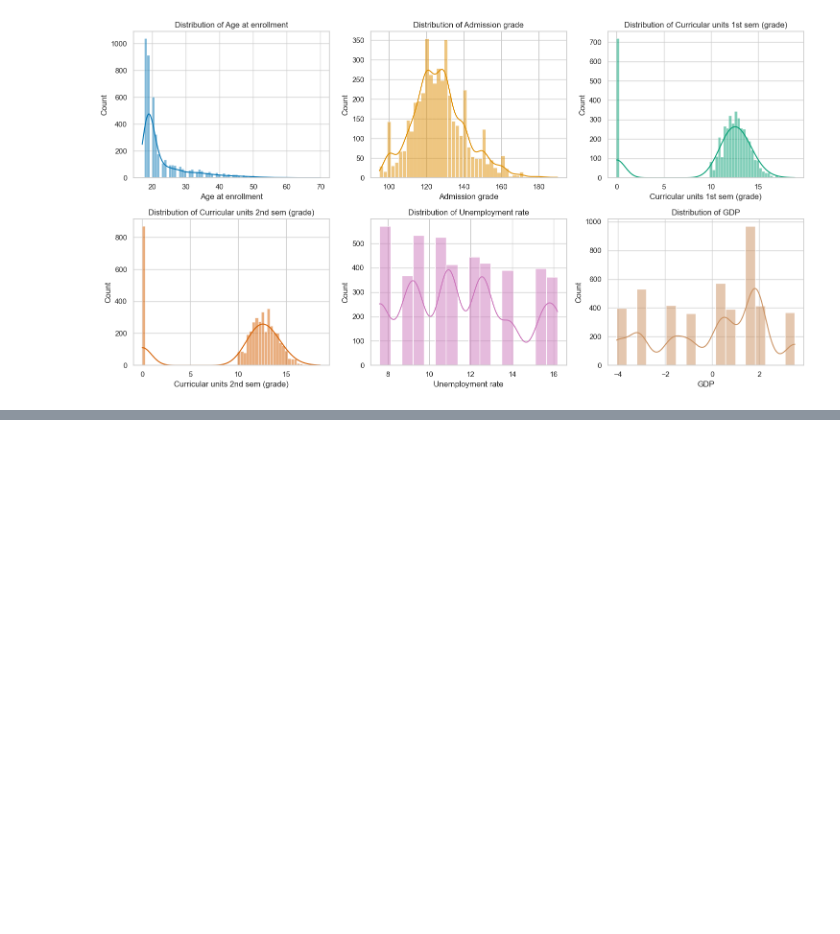
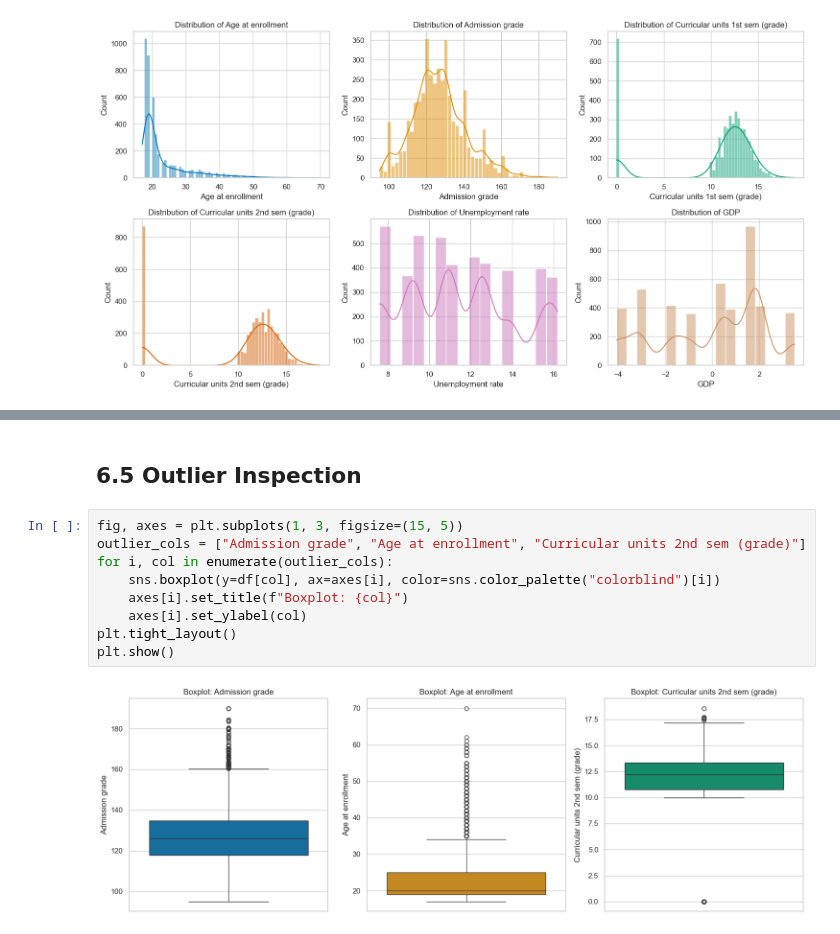
Before and after one commit to mith-sen/ML_Case_Study, a Jupyter notebook: notebooks/classification.ipynb, the cells around one changed output, grey strips where cells are left out. Saved outputs shown, nothing was run; the diff lists cells and outputs as text; blank space fills up the shorter version.

```diff
--- a/notebooks/classification.ipynb
+++ b/notebooks/classification.ipynb
@@ -231,0 +269,13 @@ plt.show()
+# %% [markdown]
+## 6.5 Outlier Inspection
+# %%
+fig, axes = plt.subplots(1, 3, figsize=(15, 5))
+outlier_cols = ["Admission grade", "Age at enrollment", "Curricular units 2nd sem (grade)"]
+for i, col in enumerate(outlier_cols):
+    sns.boxplot(y=df[col], ax=axes[i], color=sns.color_palette("colorblind")[i])
+    axes[i].set_title(f"Boxplot: {col}")
+    axes[i].set_ylabel(col)
+plt.tight_layout()
+plt.show()
+# %% [output]
+[figure, added]
```
Also changed, not shown: parts of 5 cells of this notebook.
